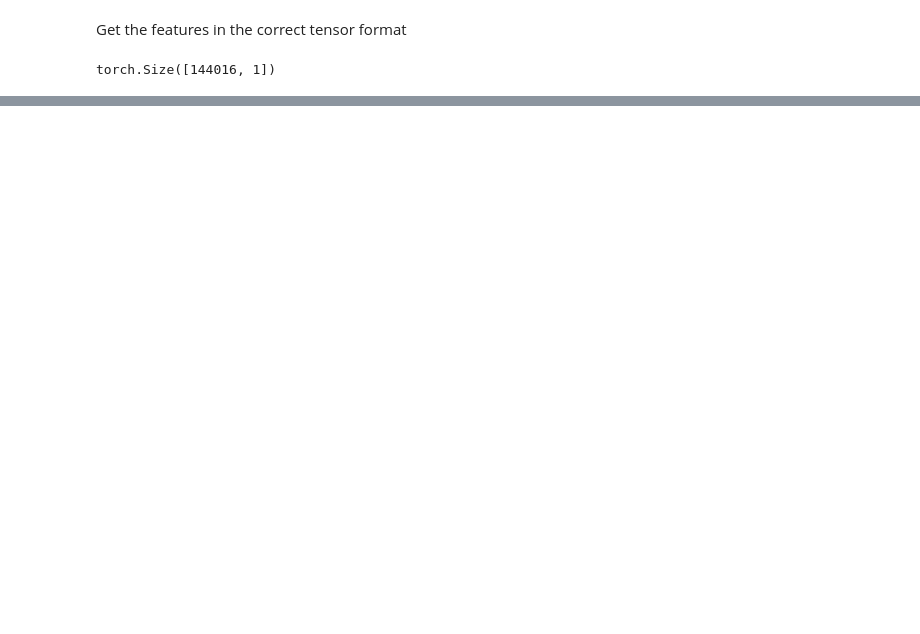
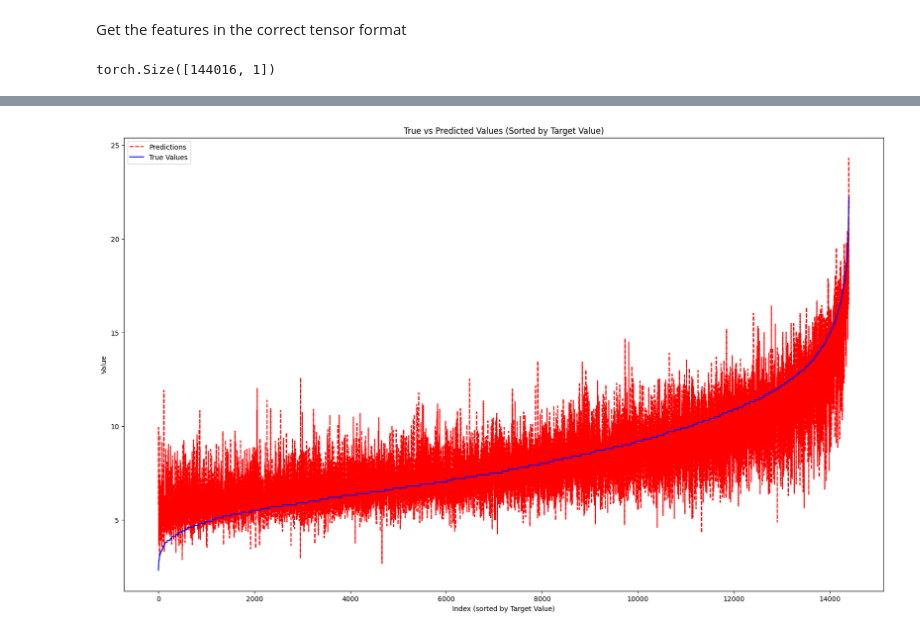
Before and after one commit to jamiemilsom/bloodGlucosePrediciton, a Jupyter notebook: src/notebooks/EDA.ipynb, the cells around one changed output, grey strips where cells are left out. Saved outputs shown, nothing was run; the diff lists cells and outputs as text; code cells hidden in the pictures; blank space fills up the shorter version.

```diff
--- a/src/notebooks/EDA.ipynb
+++ b/src/notebooks/EDA.ipynb
@@ -835,0 +981,34 @@ tensor([0.2400, 0.2400, 0.2400, 0.2400, 0.2400])
+# %%
+LSTMReg.eval()
+
+squared_error_total = 0.0
+num_samples = 0
+
+with torch.no_grad():
+    for X_test_batch, t_test_batch in test_loader:
+        X_test_batch, t_test_batch = X_test_batch.to(device), t_test_batch.to(device)
+
+        test_predictions = LSTMReg(X_test_batch)
+
+        t_test_batch = t_test_batch.view(-1, 1)
+        test_predictions = test_predictions.view(-1, 1)
+
+        combined_data = np.hstack([t_test_batch.cpu().numpy(), test_predictions.cpu().numpy()])
+
+        t_test_batch_inverse, test_predictions_inverse = bg_scaler.inverse_transform(combined_data).T
+        t_test_batch_inverse = torch.from_numpy(t_test_batch_inverse)
+        test_predictions_inverse = torch.from_numpy(test_predictions_inverse)
+
+
+        squared_error = (test_predictions_inverse - t_test_batch_inverse) ** 2
+
+        squared_error_total += squared_error.sum().item()
+        num_samples += len(t_test_batch_inverse)
+
+
+average_squared_error = squared_error_total / num_samples
+
+
+test_rmse = np.sqrt(average_squared_error)
+
+print(f"Test RMSE: {test_rmse:.4f}")
@@ -835,0 +1065,13 @@ tensor([0.2400, 0.2400, 0.2400, 0.2400, 0.2400])
+# %%
+start,end = 0, len(sorted_targets)
+plt.figure(figsize=(20, 12))
+plt.plot(sorted_predictions[start:end], label='Predictions', color='red', linestyle='--')
+plt.plot(sorted_targets[start:end], label='True Values', color='blue')
+
+plt.xlabel('Index (sorted by Target Value)')
+plt.ylabel('Value')
+plt.title('True vs Predicted Values (Sorted by Target Value)')
+plt.legend()
+plt.show()
+# %% [output]
+[figure, added]
```
Also changed, not shown: parts of 19 cells of this notebook, 1 other file.
